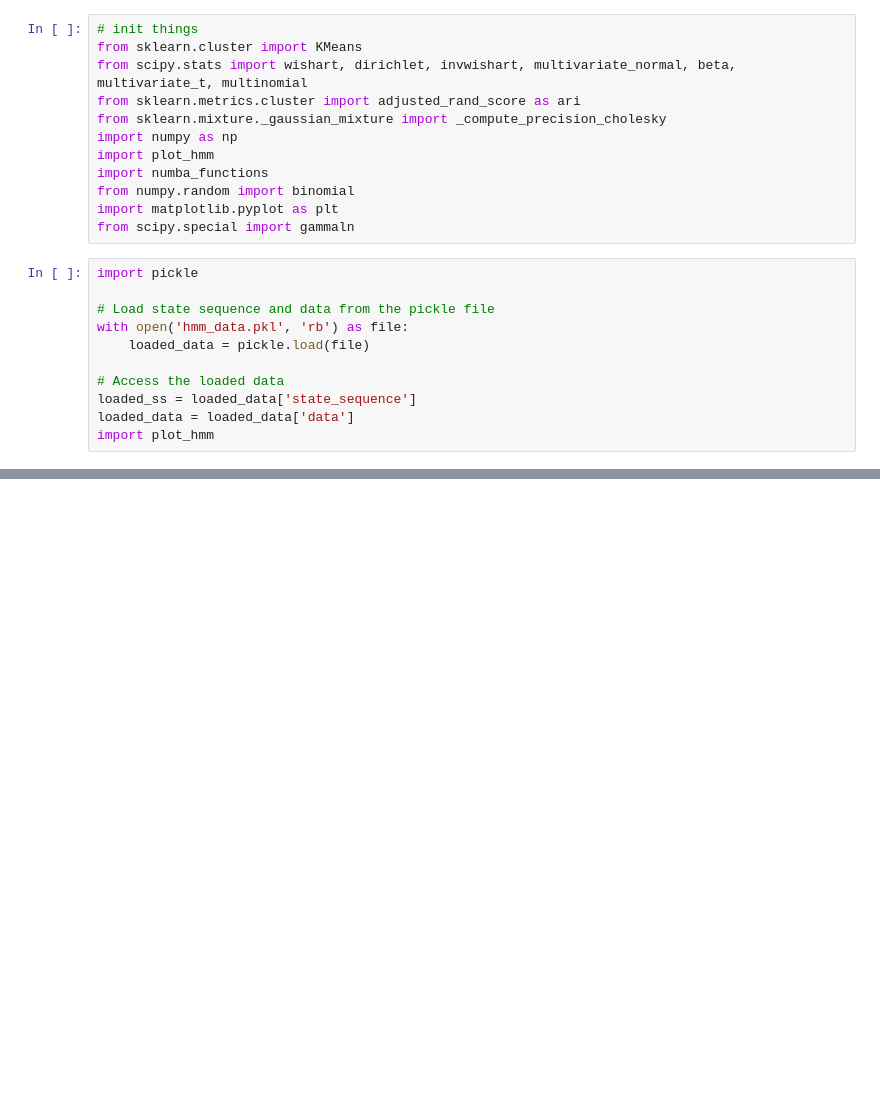
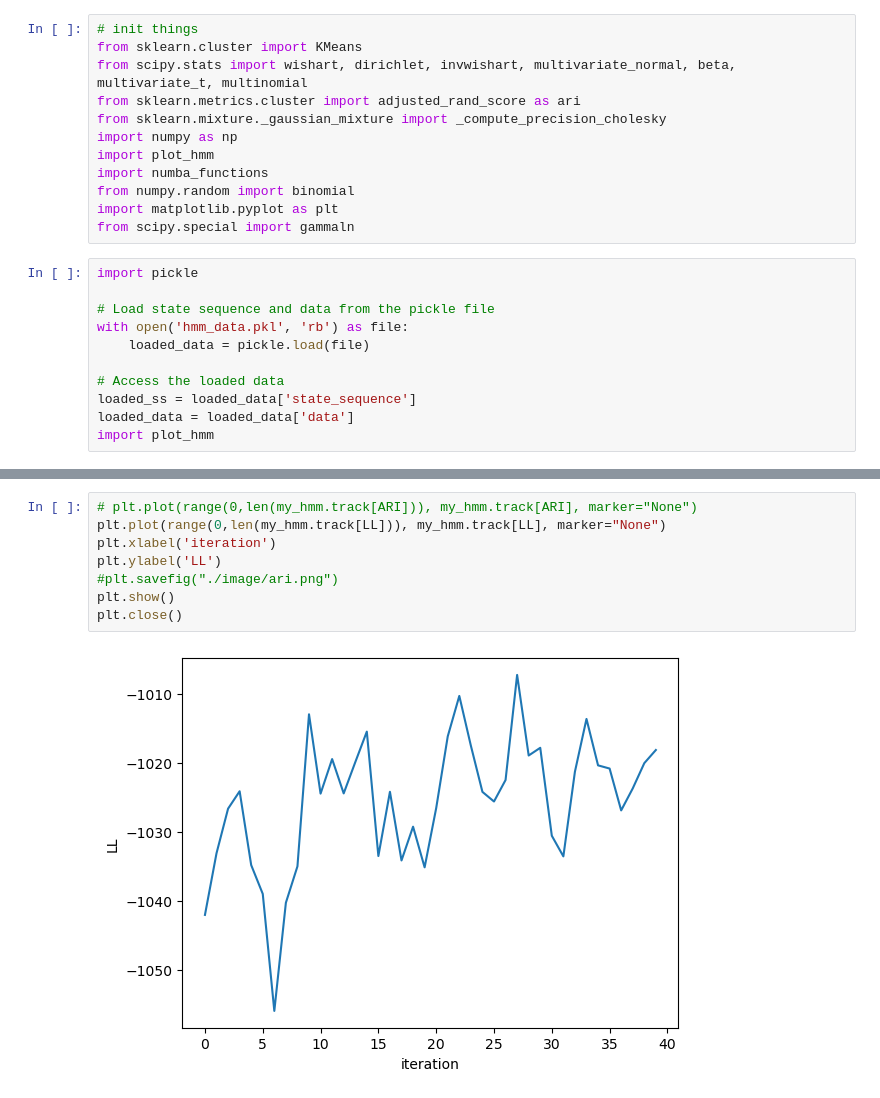
Before and after one commit to Davidjames9610/ubm, a Jupyter notebook: tuts/bhmm/hdp_hmm_tut2.ipynb, the cells around one changed output, grey strips where cells are left out. Cells and saved outputs as stored; diff of their text form; blank space fills up the shorter version.

```diff
--- a/tuts/bhmm/hdp_hmm_tut2.ipynb
+++ b/tuts/bhmm/hdp_hmm_tut2.ipynb
@@ -772,0 +655,10 @@ hi
+# %%
+# plt.plot(range(0,len(my_hmm.track[ARI])), my_hmm.track[ARI], marker="None")
+plt.plot(range(0,len(my_hmm.track[LL])), my_hmm.track[LL], marker="None")
+plt.xlabel('iteration')
+plt.ylabel('LL')
+#plt.savefig("./image/ari.png")
+plt.show()
+plt.close()
+# %% [output]
+[figure, added]
```
Also changed, not shown: parts of 11 cells of this notebook.
